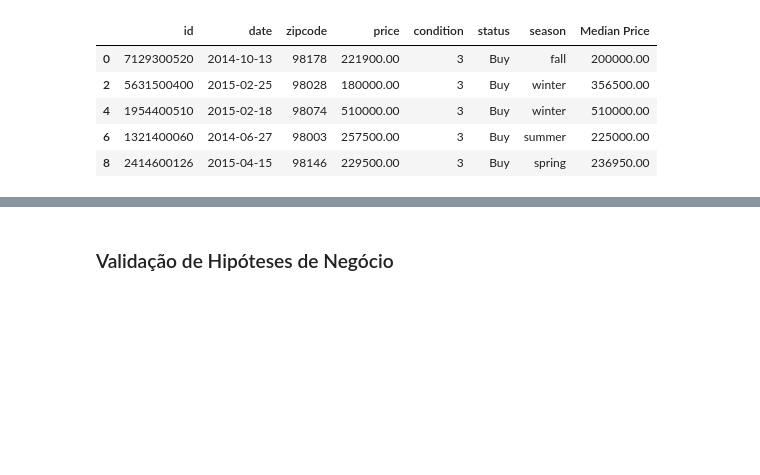
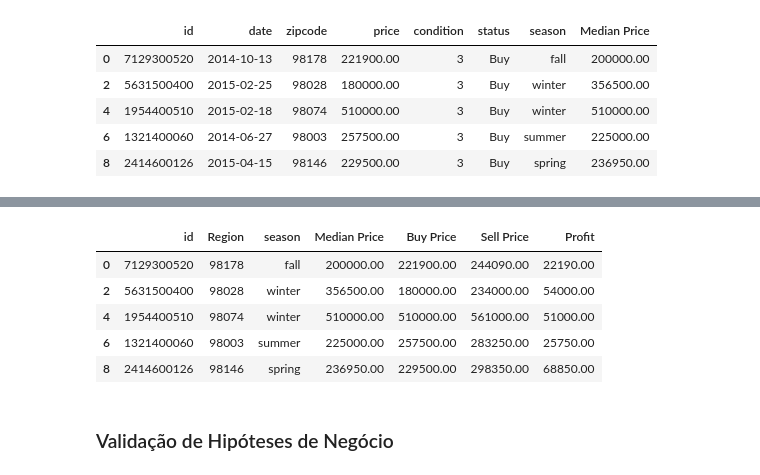
Before and after one commit to GustavoBarros11/house-rocket-insights-project, a Jupyter notebook: notebook.ipynb, the cells around one changed output, grey strips where cells are left out. Cells and saved outputs as stored; diff of their text form; code cells hidden in the pictures; blank space fills up the shorter version.

```diff
--- a/notebook.ipynb
+++ b/notebook.ipynb
@@ -389,3 +396,13 @@ df_rel2.head()
+# %%
+df_rep2 = df_rep2[['id', 'zipcode', 'season', 'Median Price', 'price', 'Sell Price', 'Profit']].rename(columns={'zipcode': 'Region', 'price':'Buy Price'})
+df_rep2.head()
+# %% [output]
+|  | id | Region | season | Median Price | Buy Price | Sell Price | Profit |
+| 0 | 7129300520 | 98178 | fall | 200000.00 | 221900.00 | 244090.00 | 22190.00 |
+| 2 | 5631500400 | 98028 | winter | 356500.00 | 180000.00 | 234000.00 | 54000.00 |
+| 4 | 1954400510 | 98074 | winter | 510000.00 | 510000.00 | 561000.00 | 51000.00 |
+| 6 | 1321400060 | 98003 | summer | 225000.00 | 257500.00 | 283250.00 | 25750.00 |
+| 8 | 2414600126 | 98146 | spring | 236950.00 | 229500.00 | 298350.00 | 68850.00 |
 # %% [markdown]
 ### Validação de Hipóteses de Negócio
 # %% [markdown]
```
Also changed, not shown: parts of 15 cells of this notebook.
